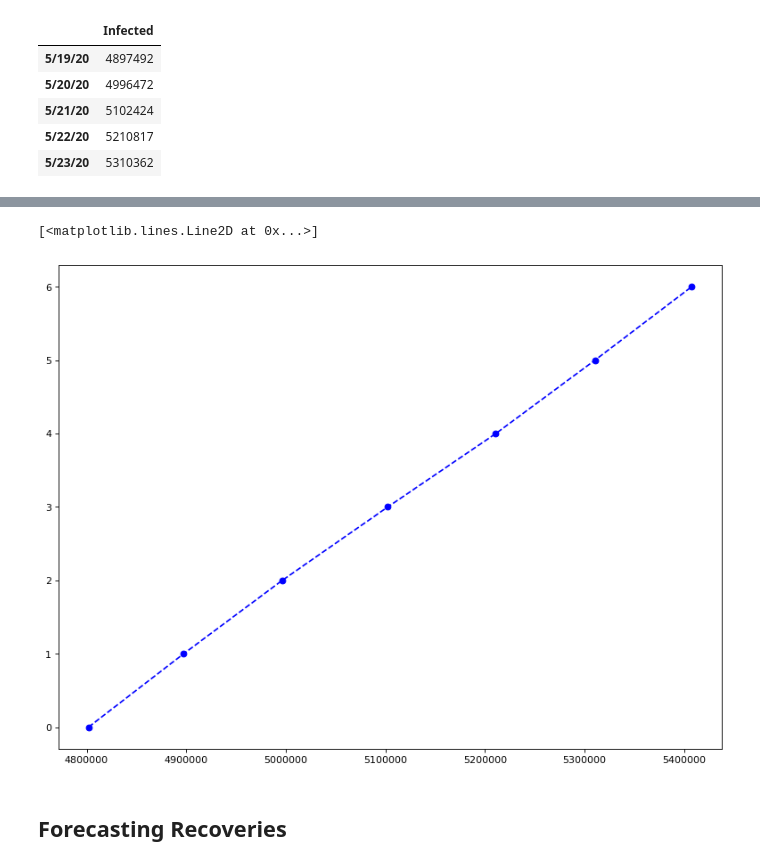
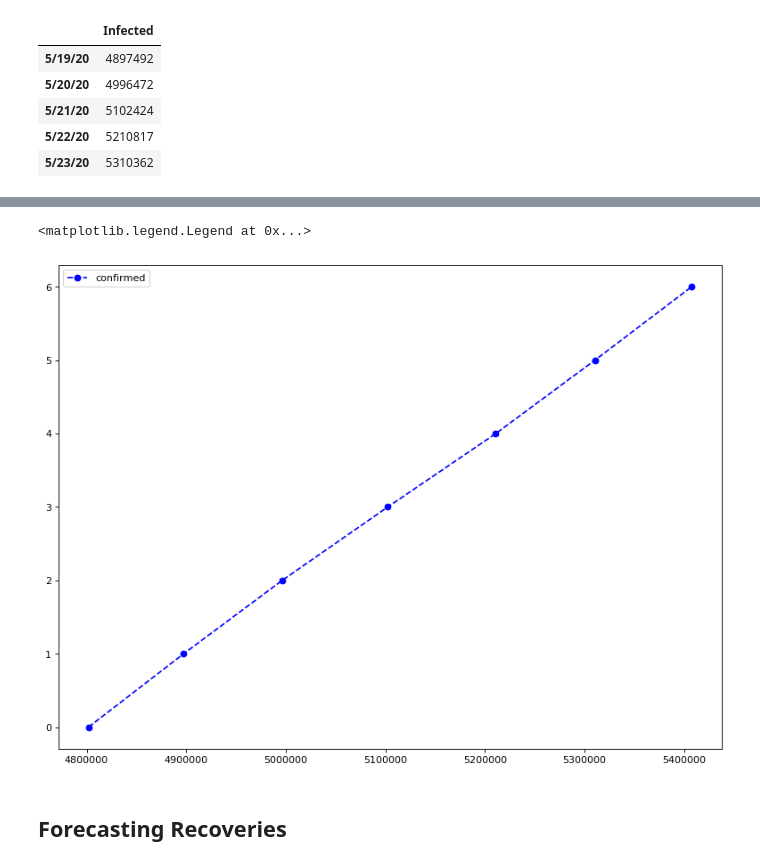
Before and after one commit to asrjy/covid-lstm, a Jupyter notebook: lstm.ipynb, the cells around one changed output, grey strips where cells are left out. Drawn from its saved outputs; the diff is of its cells as text; code cells hidden in the pictures.

```diff
--- a/lstm.ipynb
+++ b/lstm.ipynb
@@ -255,10 +256,11 @@ df_temp
 # %%
 from matplotlib.pyplot import figure
 figure(num=None, figsize=(12,9), dpi=80, facecolor='w', edgecolor='k')
-plt.plot(df_temp[-7:], range(7), linestyle='--', marker='o', color='b')
+plt.plot(df_temp[-7:], range(7), linestyle='--', marker='o', color='b', label='confirmed')
+plt.legend(loc="upper left")
 # %% [output]
-[<matplotlib.lines.Line2D at 0x...>]
+<matplotlib.legend.Legend at 0x...>
-[figure, old version]
+[figure, new version]
 # %% [markdown]
 ## Forecasting Recoveries
 # %%
```
Also changed, not shown: parts of 15 cells of this notebook.
